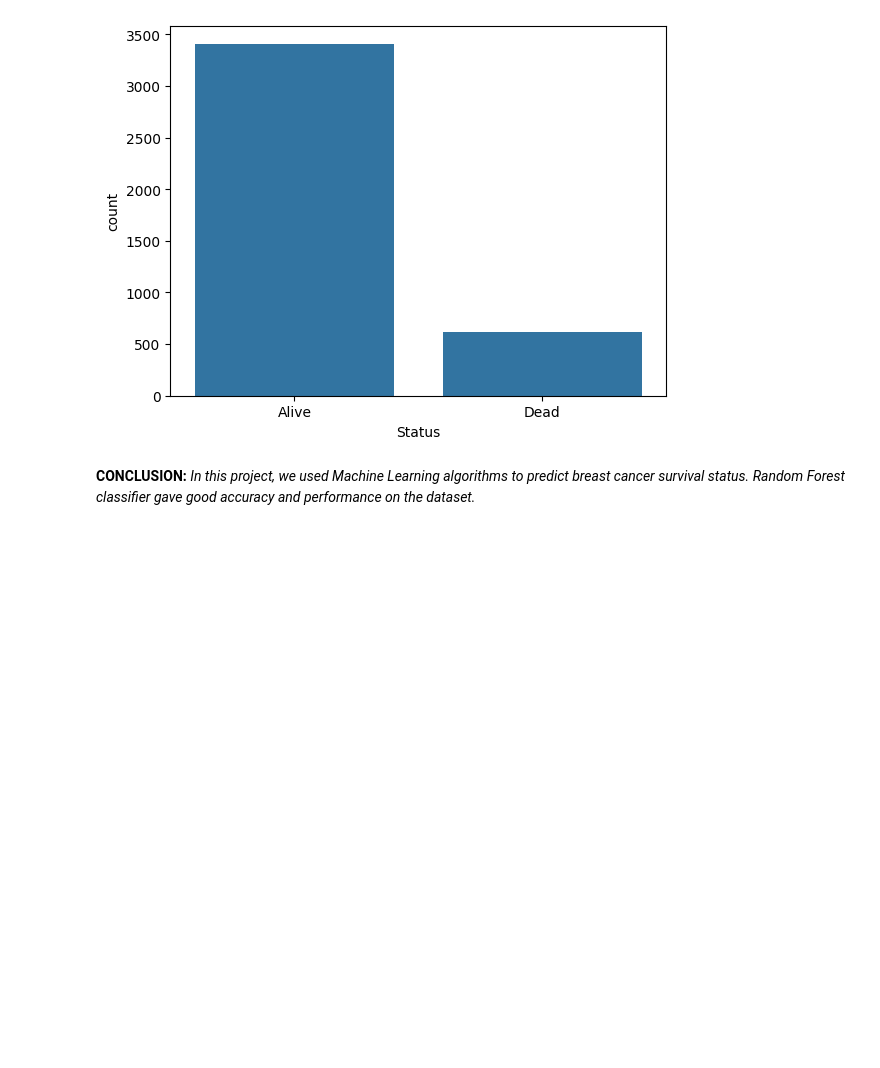
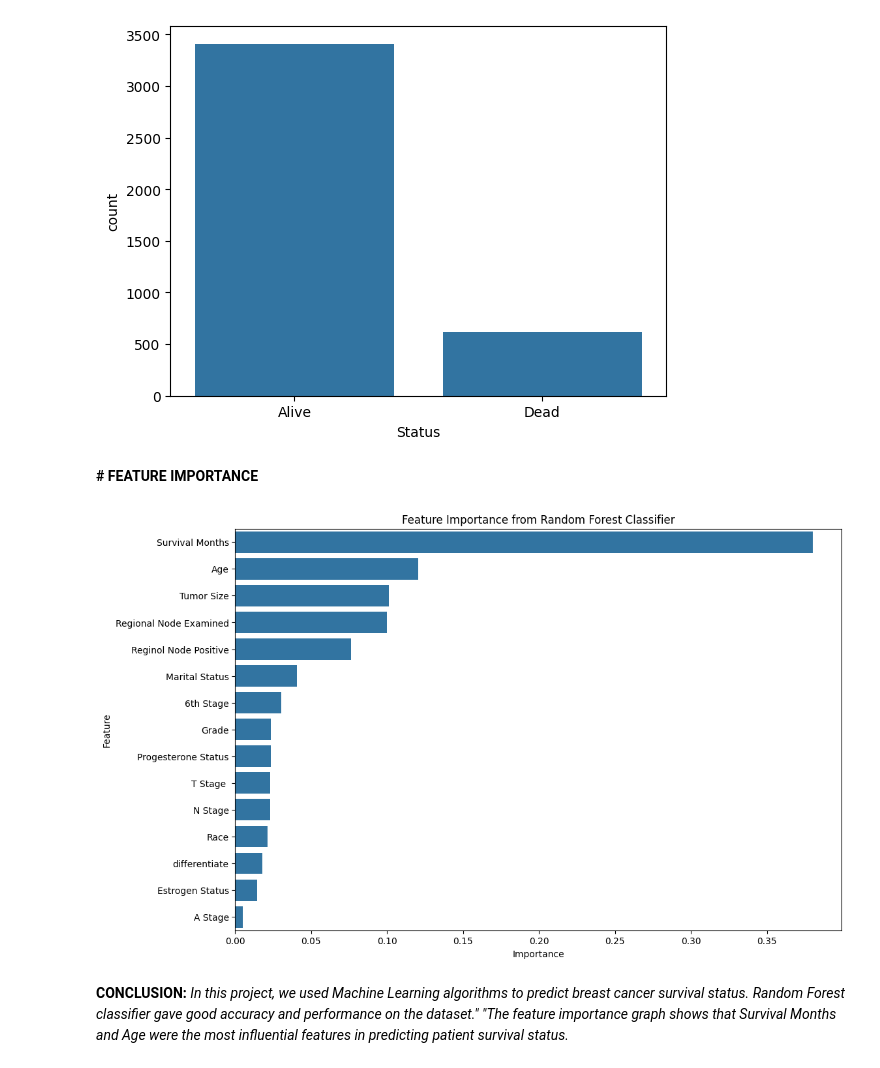
Before and after one commit to Wardah1212/Breast_Cancer_Prediction, a Jupyter notebook: Breast-Cancer-Prediction.ipynb, the cells around one changed output. Saved outputs shown, nothing was run; the diff lists cells and outputs as text; code cells hidden in the pictures; blank space fills up the shorter version.

```diff
--- a/Breast-Cancer-Prediction.ipynb
+++ b/Breast-Cancer-Prediction.ipynb
@@ -163,5 +163,36 @@ sns.countplot(x='Status', data=df)
 plt.show()
 # %% [output]
 [figure]
+# %% [markdown]
+**# FEATURE IMPORTANCE**
+# %%
+import matplotlib.pyplot as plt
+import seaborn as sns
+
+# Get feature importances from the model
+feature_importances = model.feature_importances_
+
+# Get feature names from the training data
+feature_names = X.columns
+
+# Create a DataFrame for better visualization
+importance_df = pd.DataFrame({
+    'Feature': feature_names,
+    'Importance': feature_importances
+})
+
+# Sort the features by importance
+importance_df = importance_df.sort_values(by='Importance', ascending=False)
+
+# Plotting the feature importances
+plt.figure(figsize=(12, 8))
+sns.barplot(x='Importance', y='Feature', data=importance_df)
+plt.title('Feature Importance from Random Forest Classifier')
+plt.xlabel('Importance')
+plt.ylabel('Feature')
+plt.show()
+# %% [output]
+[figure, added]
 # %% [markdown]
-**CONCLUSION:** *In this project, we used Machine Learning algorithms to predict breast cancer survival status. Random Forest classifier gave good accuracy and performance on the dataset.*
+**CONCLUSION:** *In this project, we used Machine Learning algorithms to predict breast cancer survival status. Random Forest classifier gave good accuracy and performance on the dataset."
+"The feature importance graph shows that Survival Months and Age were the most influential features in predicting patient survival status.*
```
